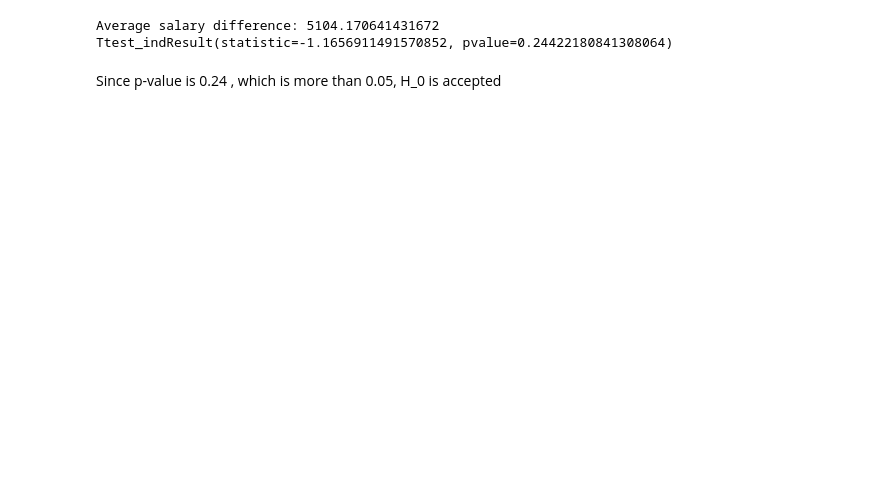
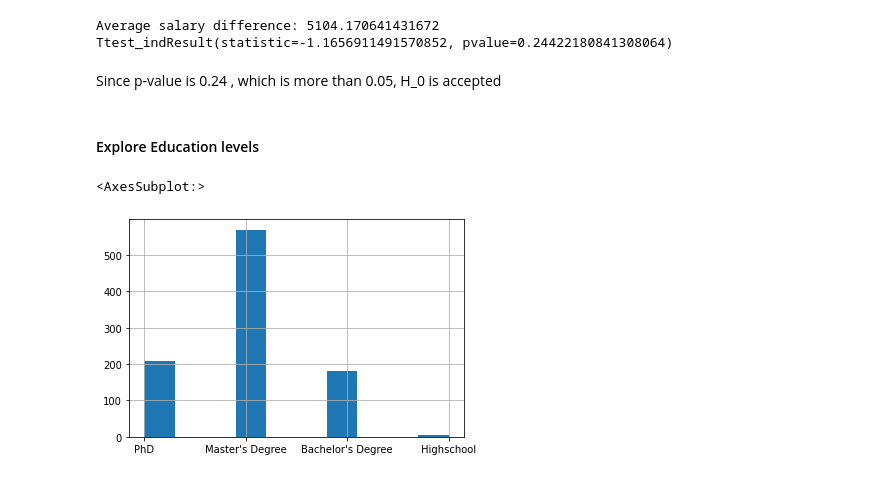
Before and after one commit to dl-lim/kaggle-1, a Jupyter notebook: ds-sal.ipynb, the cells around one changed output. Cells and saved outputs as stored; diff of their text form; code cells hidden in the pictures; blank space fills up the shorter version.

```diff
--- a/ds-sal.ipynb
+++ b/ds-sal.ipynb
@@ -341,3 +348,10 @@ Average salary difference: 5104.170641431672
 Ttest_indResult(statistic=-1.1656911491570852, pvalue=0.24422180841308064)
 # %% [markdown]
 Since p-value is 0.24 , which is more than 0.05, H_0 is accepted
+# %% [markdown]
+#### Explore Education levels
+# %%
+fds.Education.hist()
+# %% [output]
+<AxesSubplot:>
+[figure, added]
```
Also changed, not shown: parts of 2 cells of this notebook.
